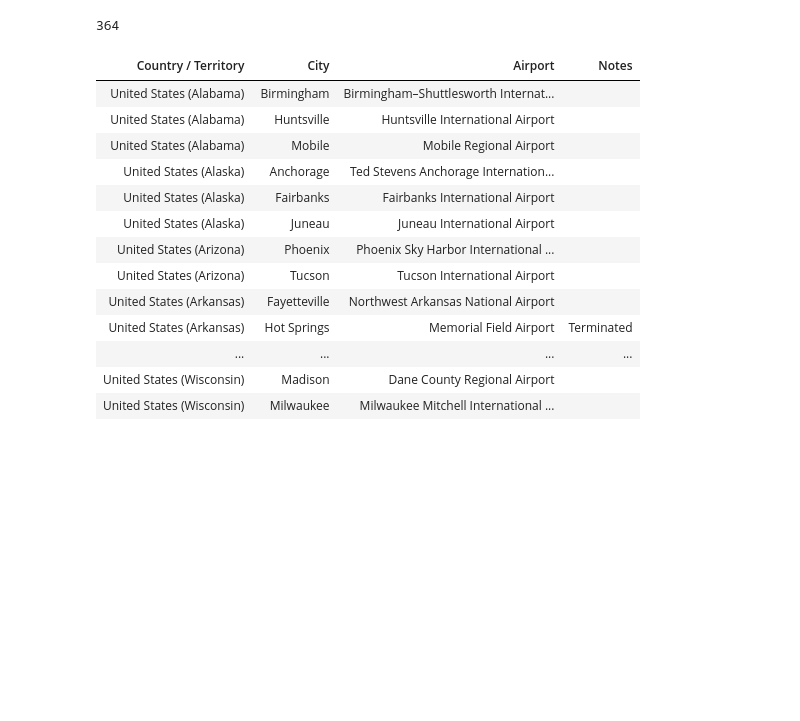
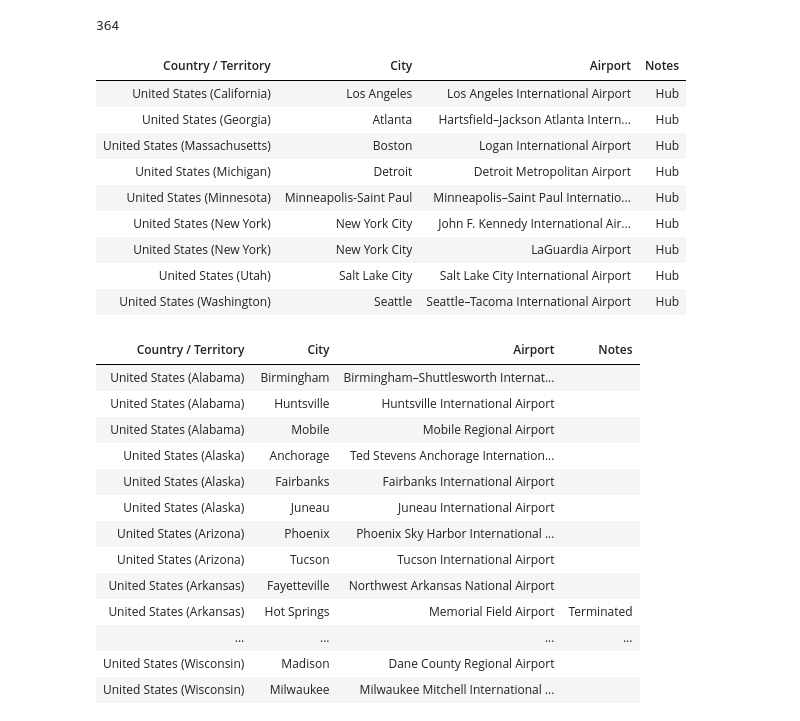
Before and after one commit to erickbytes/delta_airports, a Jupyter notebook: delta_cities.ipynb, the cells around one changed output. Drawn from its saved outputs; the diff is of its cells as text; code cells hidden in the pictures; blank space fills up the shorter version.

```diff
--- a/delta_cities.ipynb
+++ b/delta_cities.ipynb
@@ -23,6 +23,20 @@ airports.head().style.hide()
 airports.index.size
 # %% [output]
 364
+# %%
+hubs = airports[airports.Notes.str.contains("Hub", regex=False)].style.hide()
+hubs
+# %% [output]
+| Country / Territory | City | Airport | Notes |
+| United States (California) | Los Angeles | Los Angeles International Airport | Hub |
+| United States (Georgia) | Atlanta | Hartsfield–Jackson Atlanta Intern... | Hub |
+| United States (Massachusetts) | Boston | Logan International Airport | Hub |
+| United States (Michigan) | Detroit | Detroit Metropolitan Airport | Hub |
+| United States (Minnesota) | Minneapolis-Saint Paul | Minneapolis–Saint Paul Internatio... | Hub |
+| United States (New York) | New York City | John F. Kennedy International Air... | Hub |
+| United States (New York) | New York City | LaGuardia Airport | Hub |
+| United States (Utah) | Salt Lake City | Salt Lake City International Airport | Hub |
+| United States (Washington) | Seattle | Seattle–Tacoma International Airport | Hub |
 # %%
 us_airports = airports[
     airports["Country / Territory"].str.contains("United States", regex=False)
```
